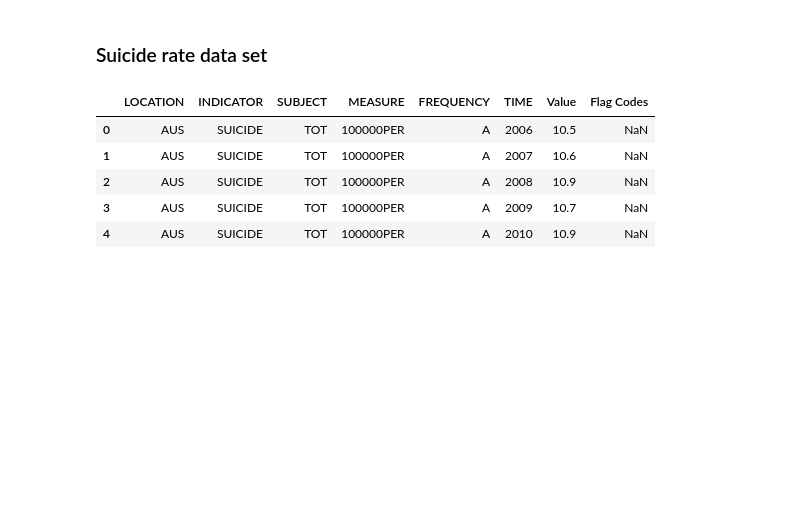
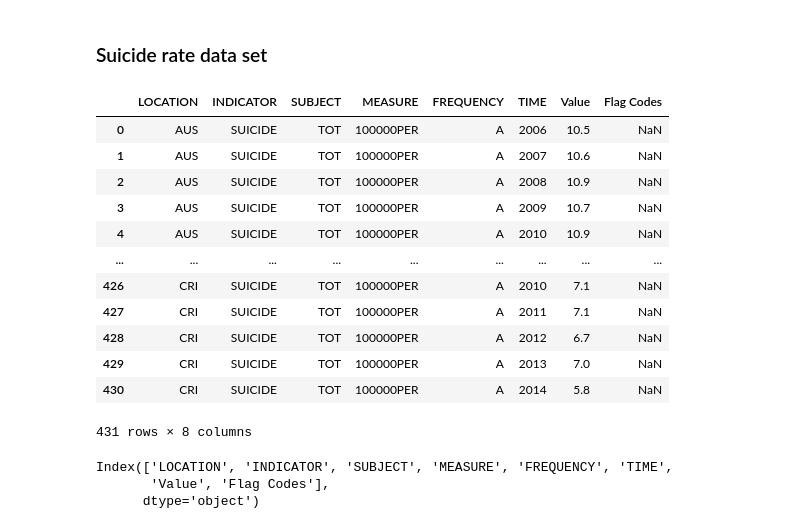
Before and after one commit to hackan98/DMML2019_Team_Nestle, a Jupyter notebook: code/HappinessProjectNestle.ipynb, the cells around one changed output. Saved outputs shown, nothing was run; the diff lists cells and outputs as text; code cells hidden in the pictures; blank space fills up the shorter version.

```diff
--- a/code/HappinessProjectNestle.ipynb
+++ b/code/HappinessProjectNestle.ipynb
@@ -128,9 +279,22 @@ TauxSuicide = pd.read_csv("https://raw.githubusercontent.com/hackan98/DMML2019_T
-# %%
-TauxSuicide.head()
-# %% [output]
-|  | LOCATION | INDICATOR | SUBJECT | MEASURE | FREQUENCY | TIME | Value | Flag Codes |
-| 0 | AUS | SUICIDE | TOT | 100000PER | A | 2006 | 10.5 | NaN |
-| 1 | AUS | SUICIDE | TOT | 100000PER | A | 2007 | 10.6 | NaN |
-| 2 | AUS | SUICIDE | TOT | 100000PER | A | 2008 | 10.9 | NaN |
-| 3 | AUS | SUICIDE | TOT | 100000PER | A | 2009 | 10.7 | NaN |
-| 4 | AUS | SUICIDE | TOT | 100000PER | A | 2010 | 10.9 | NaN |
+# %%
+df_TauxSuicide
+# %% [output]
+|  | LOCATION | INDICATOR | SUBJECT | MEASURE | FREQUENCY | TIME | Value | Flag Codes |
+| 0 | AUS | SUICIDE | TOT | 100000PER | A | 2006 | 10.5 | NaN |
+| 1 | AUS | SUICIDE | TOT | 100000PER | A | 2007 | 10.6 | NaN |
+| 2 | AUS | SUICIDE | TOT | 100000PER | A | 2008 | 10.9 | NaN |
+| 3 | AUS | SUICIDE | TOT | 100000PER | A | 2009 | 10.7 | NaN |
+| 4 | AUS | SUICIDE | TOT | 100000PER | A | 2010 | 10.9 | NaN |
+| ... | ... | ... | ... | ... | ... | ... | ... | ... |
+| 426 | CRI | SUICIDE | TOT | 100000PER | A | 2010 | 7.1 | NaN |
+| 427 | CRI | SUICIDE | TOT | 100000PER | A | 2011 | 7.1 | NaN |
+| 428 | CRI | SUICIDE | TOT | 100000PER | A | 2012 | 6.7 | NaN |
+| 429 | CRI | SUICIDE | TOT | 100000PER | A | 2013 | 7.0 | NaN |
+| 430 | CRI | SUICIDE | TOT | 100000PER | A | 2014 | 5.8 | NaN |
+431 rows × 8 columns
+# %%
+df_TauxSuicide.columns
+# %% [output]
+Index(['LOCATION', 'INDICATOR', 'SUBJECT', 'MEASURE', 'FREQUENCY', 'TIME',
+       'Value', 'Flag Codes'],
+      dtype='object')
```
Also changed, not shown: parts of 25 cells of this notebook.
